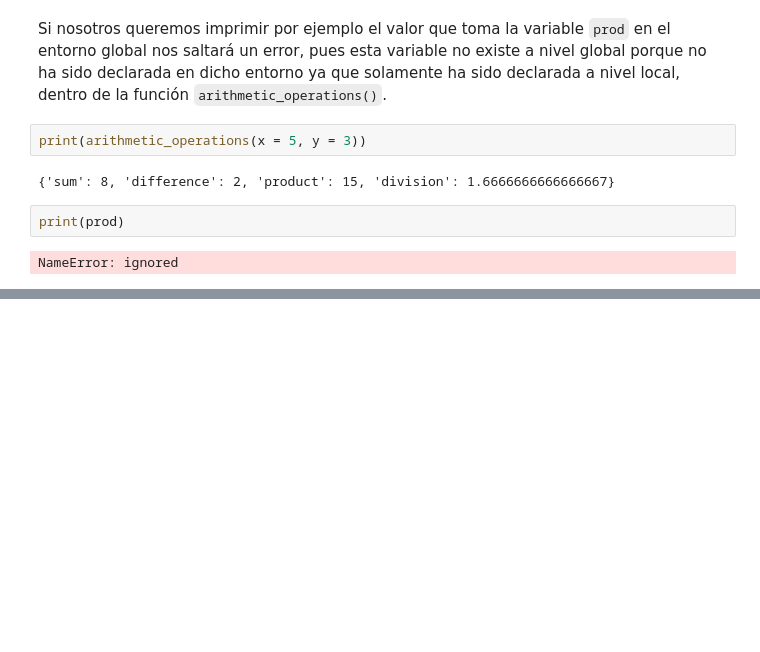
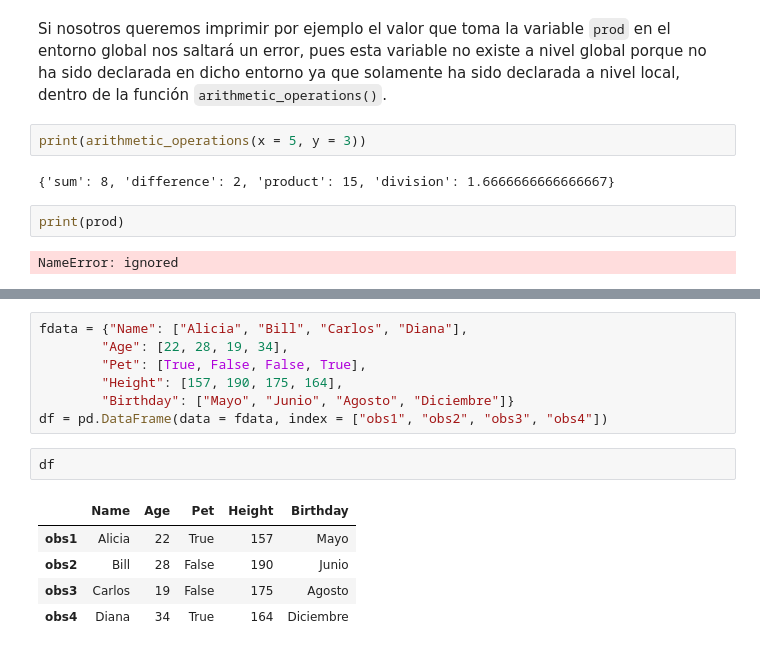
Before and after one commit to christophergarcia89/machinelearning-az, a Jupyter notebook: Apuntes_Python.ipynb, the cells around one changed output, grey strips where cells are left out. Saved outputs shown, nothing was run; the diff lists cells and outputs as text; blank space fills up the shorter version.

```diff
--- a/Apuntes_Python.ipynb
+++ b/Apuntes_Python.ipynb
@@ -1426,0 +1712,15 @@ NameError: ignored
+# %%
+fdata = {"Name": ["Alicia", "Bill", "Carlos", "Diana"],
+        "Age": [22, 28, 19, 34],
+        "Pet": [True, False, False, True],
+        "Height": [157, 190, 175, 164],
+        "Birthday": ["Mayo", "Junio", "Agosto", "Diciembre"]}
+df = pd.DataFrame(data = fdata, index = ["obs1", "obs2", "obs3", "obs4"])
+# %%
+df
+# %% [output]
+|  | Name | Age | Pet | Height | Birthday |
+| obs1 | Alicia | 22 | True | 157 | Mayo |
+| obs2 | Bill | 28 | False | 190 | Junio |
+| obs3 | Carlos | 19 | False | 175 | Agosto |
+| obs4 | Diana | 34 | True | 164 | Diciembre |
```
Also changed, not shown: parts of 86 cells of this notebook.
